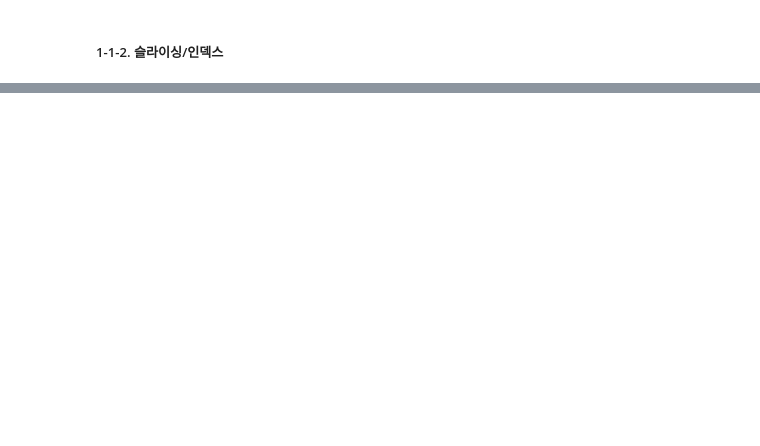
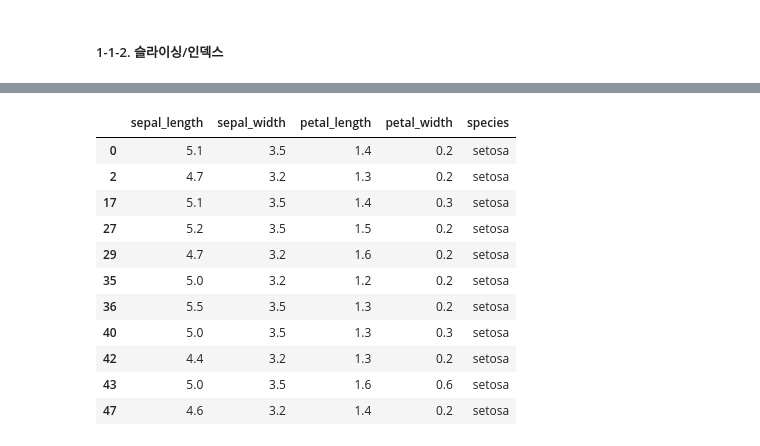
Before and after one commit to jumh991103/study_study, a Jupyter notebook: machine_learning_book/ch01 - pandas/ex01.ipynb, the cells around one changed output, grey strips where cells are left out. Cells and saved outputs as stored; diff of their text form; code cells hidden in the pictures; blank space fills up the shorter version.

```diff
--- a/machine_learning_book/ch01 - pandas/ex01.ipynb
+++ b/machine_learning_book/ch01 - pandas/ex01.ipynb
@@ -71,0 +309,4 @@ dtype: float64
+# %%
+#학습용 데이터 셋 로드
+iris = sns.load_dataset('iris')
+iris.head(10)
@@ -71,0 +404,18 @@ dtype: float64
+# %%
+#setosa중에서 sepal_width가 3.5랑 3.2만추출
+
+cond = (iris['sepal_width'].isin([3.2,3.5])) & (iris['species'] == 'setosa')
+iris[cond]
+# %% [output]
+|  | sepal_length | sepal_width | petal_length | petal_width | species |
+| 0 | 5.1 | 3.5 | 1.4 | 0.2 | setosa |
+| 2 | 4.7 | 3.2 | 1.3 | 0.2 | setosa |
+| 17 | 5.1 | 3.5 | 1.4 | 0.3 | setosa |
+| 27 | 5.2 | 3.5 | 1.5 | 0.2 | setosa |
+| 29 | 4.7 | 3.2 | 1.6 | 0.2 | setosa |
+| 35 | 5.0 | 3.2 | 1.2 | 0.2 | setosa |
+| 36 | 5.5 | 3.5 | 1.3 | 0.2 | setosa |
+| 40 | 5.0 | 3.5 | 1.3 | 0.3 | setosa |
+| 42 | 4.4 | 3.2 | 1.3 | 0.2 | setosa |
+| 43 | 5.0 | 3.5 | 1.6 | 0.6 | setosa |
+| 47 | 4.6 | 3.2 | 1.4 | 0.2 | setosa |
```
Also changed, not shown: parts of 135 cells of this notebook, 2 other files.
